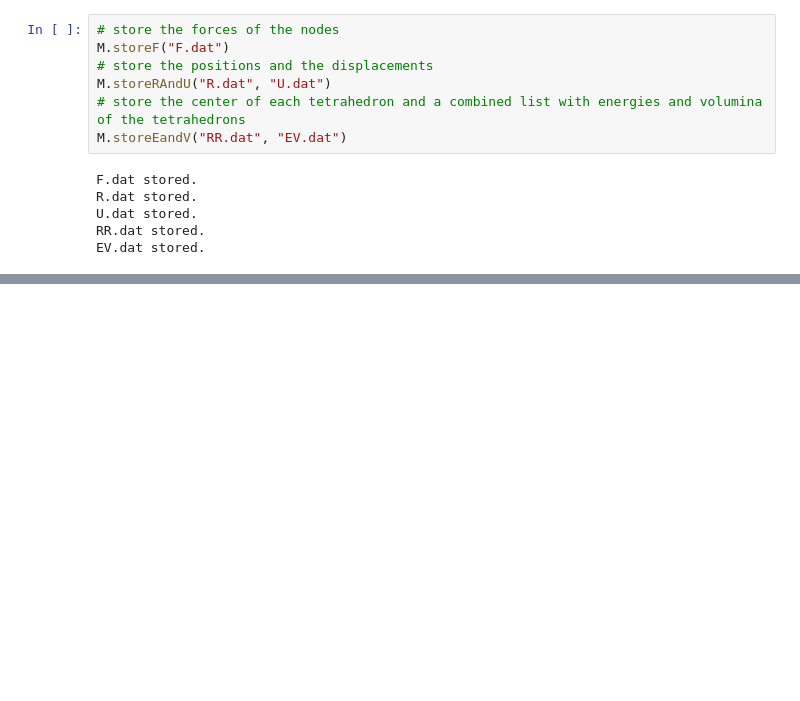
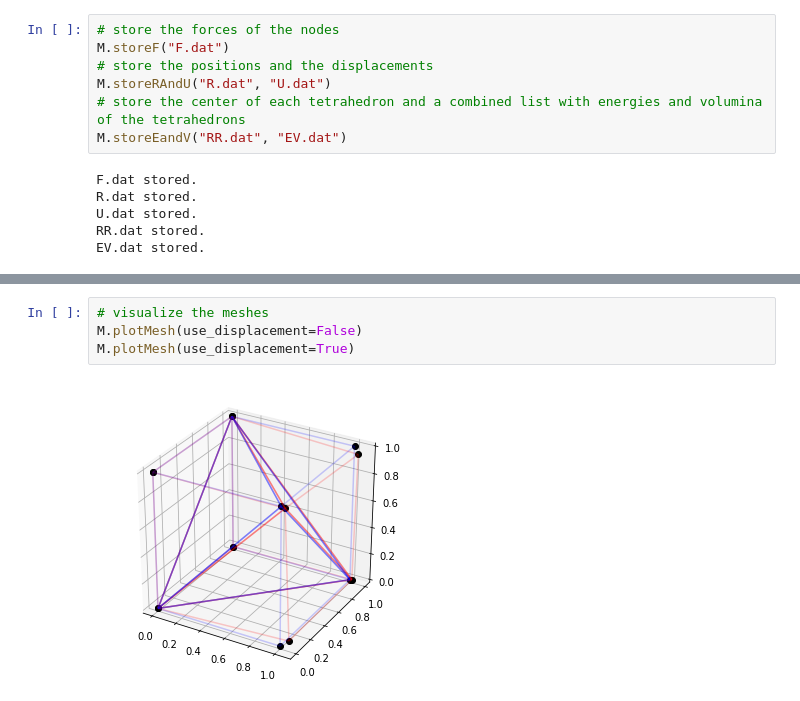
Before and after one commit to rgerum/saenopy, a Jupyter notebook: docs/relaxation.ipynb, the cells around one changed output, grey strips where cells are left out. Saved outputs shown, nothing was run; the diff lists cells and outputs as text; blank space fills up the shorter version.

```diff
--- a/docs/relaxation.ipynb
+++ b/docs/relaxation.ipynb
@@ -106,0 +158,6 @@ EV.dat stored.
+# %%
+# visualize the meshes
+M.plotMesh(use_displacement=False)
+M.plotMesh(use_displacement=True)
+# %% [output]
+[figure, added]
```
Also changed, not shown: parts of 8 cells of this notebook, 6 other files.
